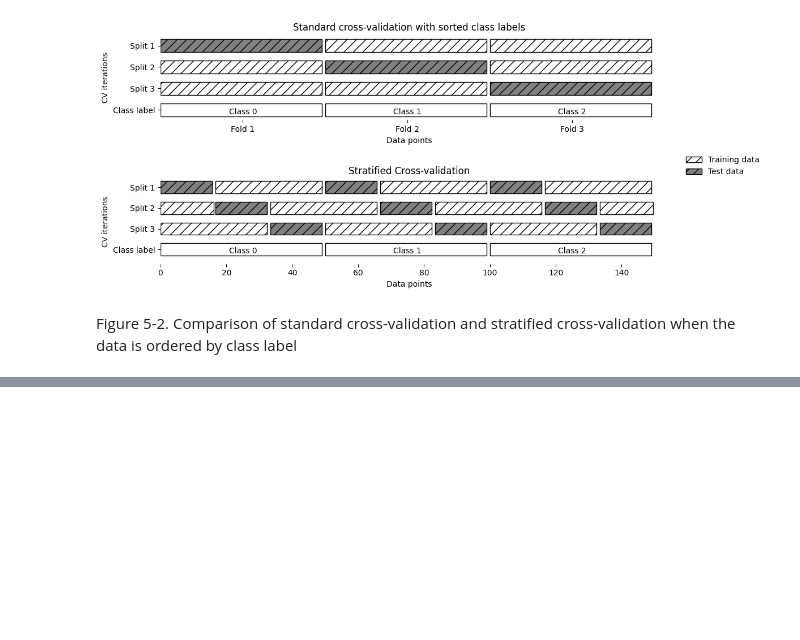
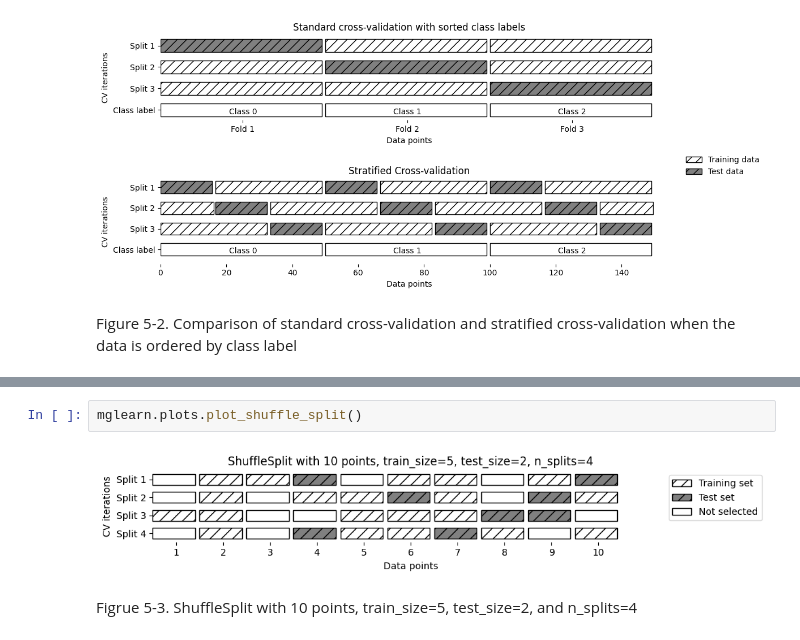
Before and after one commit to Youngsoo1024/Python_ML, a Jupyter notebook: Chap5/ch5_practice.ipynb, the cells around one changed output, grey strips where cells are left out. Saved outputs shown, nothing was run; the diff lists cells and outputs as text; blank space fills up the shorter version.

```diff
--- a/Chap5/ch5_practice.ipynb
+++ b/Chap5/ch5_practice.ipynb
@@ -66,0 +96,6 @@ Figure 5-2. Comparison of standard cross-validation and stratified cross-validat
+# %%
+mglearn.plots.plot_shuffle_split()
+# %% [output]
+[figure, added]
+# %% [markdown]
+Figrue 5-3. ShuffleSplit with 10 points, train_size=5, test_size=2, and n_splits=4
```
Also changed, not shown: parts of 45 cells of this notebook.
